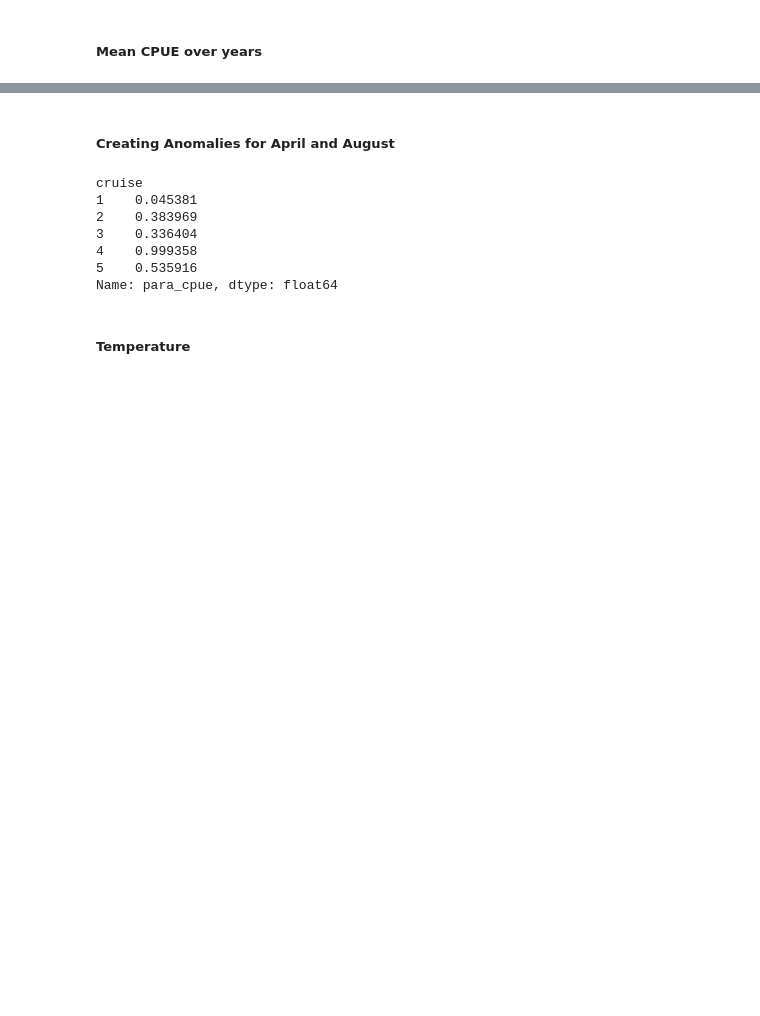
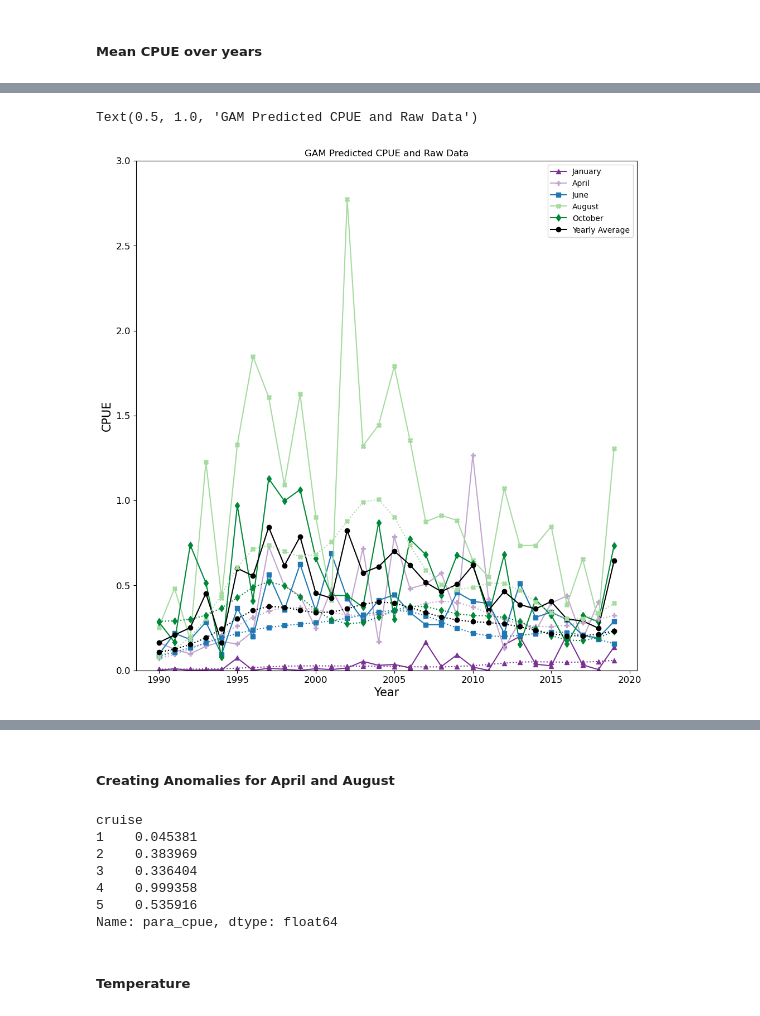
Before and after one commit to salaimo26/NearshoreSummerFlounder, a Jupyter notebook: SF_SpatialAnomalies.ipynb, the cells around one changed output, grey strips where cells are left out. Drawn from its saved outputs; the diff is of its cells as text; code cells hidden in the pictures; blank space fills up the shorter version.

```diff
--- a/SF_SpatialAnomalies.ipynb
+++ b/SF_SpatialAnomalies.ipynb
@@ -91,0 +201,58 @@ plt.tight_layout()
+# %%
+#### GAM Predicted CPUE and Raw Data
+months_df=[january,april,june,august,october]
+months=["January","April","June","August","October"]
+color = ['#7b3294','#c2a5cf',"#1f78b4","#a6dba0","#008837"]
+marker = ['^','P','s','X','d']
+# color1 = ['#1f78b4','#33a02c']
+# text_y = [0.95, 0.80]
+
+plt.figure(figsize=(10,10))
+for i in range(5):
+    monthly = months_df[i].mean().reset_index()
+
+    plt.plot(monthly["year"], monthly["para_cpue"],marker=marker[i],color=color[i],label=months[i])
+    plt.xticks(size=12)
+    plt.yticks(size=12)
+    plt.xlabel('Year',size=15)
+    plt.ylabel('Mean CPUE',size=15)
+
+yearly = dfyear["para_cpue"].mean().reset_index()   # gives columns: year, cpue
+
+slope, intercept, r, p, stderr = linregress(yearly["year"], yearly["para_cpue"])
+
+plt.plot(yearly["year"], yearly["para_cpue"],marker='o',color='k',label="Yearly Average")
+
+plt.xticks(size=12)
+plt.yticks(size=12)
+plt.xlabel('Year',size=15)
+plt.ylabel('Mean CPUE',size=15)
+
+
+for i in range(5):
+    monthly = gam_pred.groupby('cruise').get_group(i+1)
+    plt.plot(monthly["year"], monthly["predicted"],marker=marker[i],color=color[i],ls='dotted')
+    plt.xticks(size=12)
+    plt.yticks(size=12)
+    plt.xlabel('Year',size=15)
+    plt.ylabel('GAM Predicted CPUE',size=15)
+
+yearly = gam_pred.groupby('year').predicted.mean()
+
+plt.plot(yearly.index, yearly.values,marker='o',color='k',ls='dotted')
+
+plt.xticks(size=12)
+plt.yticks(size=12)
+
+plt.ylabel('CPUE',size=15)
+
+plt.legend(loc='upper right')
+
+plt.ylim(0,3)
+plt.tight_layout()
+plt.title("GAM Predicted CPUE and Raw Data");
+
+# plt.savefig('gam_predicted_index_oneplot.jpeg',dpi=300, bbox_inches='tight')
+# %% [output]
+Text(0.5, 1.0, 'GAM Predicted CPUE and Raw Data')
+[figure, added]
```
Also changed, not shown: parts of 12 cells of this notebook.
